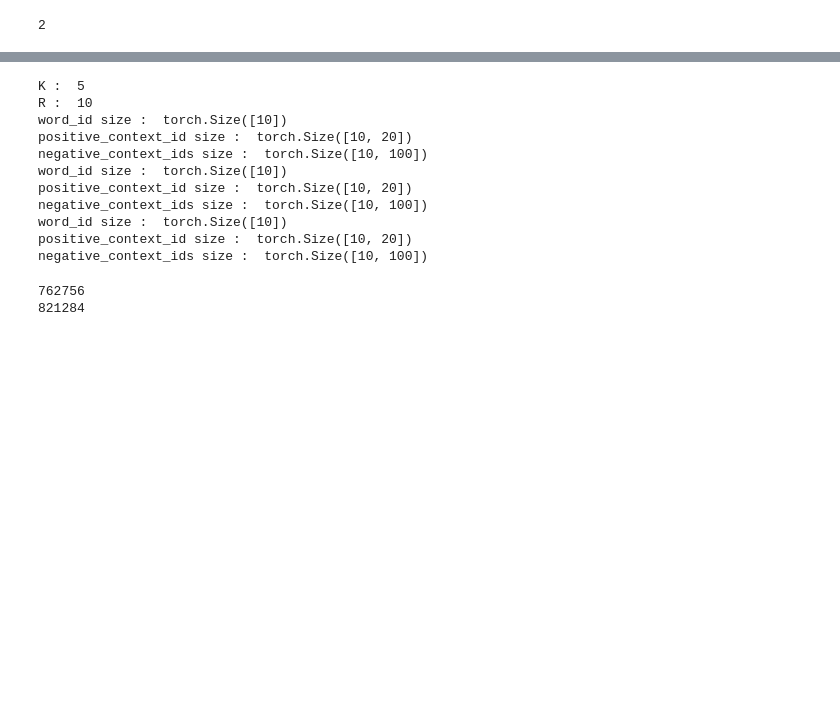
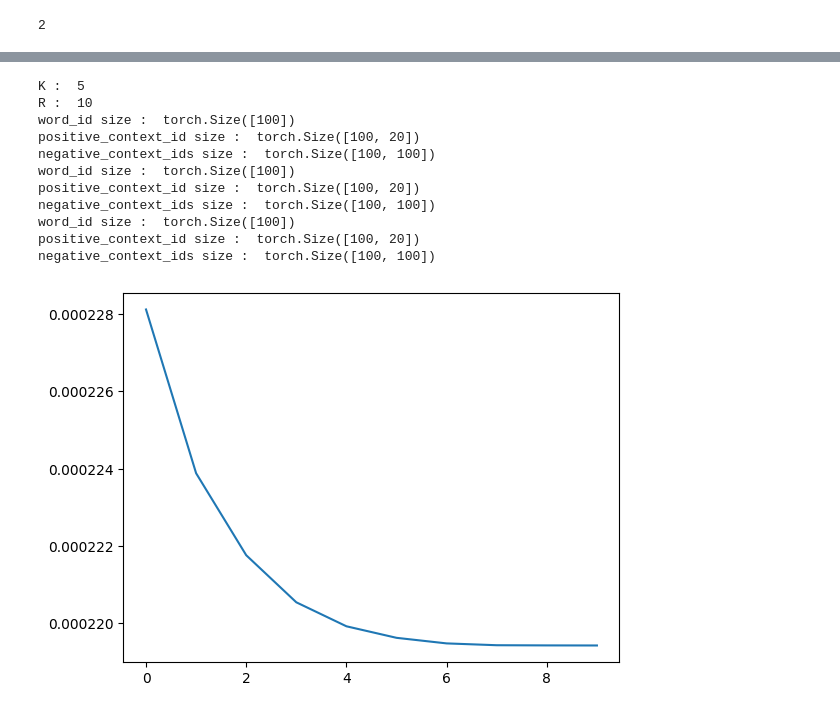
Before and after one commit to abhg86/LLM, a Jupyter notebook: TP2/2_hw_word2vec.ipynb, the cells around one changed output, grey strips where cells are left out. Saved outputs shown, nothing was run; the diff lists cells and outputs as text; code cells hidden in the pictures; blank space fills up the shorter version.

```diff
--- a/TP2/2_hw_word2vec.ipynb
+++ b/TP2/2_hw_word2vec.ipynb
@@ -147,56 +163,35 @@ print(train_set[2])
 # %%
 ## QUESTION 6
-def collate_fn(batch : list[tuple[int, list[int]]], K : int, flat_dataset : tuple[list[int], list[list[int]]]):
-  return dict(word_id = torch.tensor([id for id, _ in batch]),
-              positive_context_ids= torch.tensor([cont for _, cont in batch]),
-              negative_context_ids= torch.tensor([[flat_dataset[0][np.random.randint(len(flat_dataset))] for _ in range(len(batch[0][1])*K)]
-                                                  for _ in range(len(batch))]))
+def collate_fn(batch: list[tuple[int, list[int]]], *, K: int, R: int):
+  return dict(
+    word_id= torch.tensor([id for id, _ in batch]),
+    positive_context_ids= torch.tensor([cont for _, cont in batch]),
+    negative_context_ids= torch.randint(0, tokenizer.total_vocab_size, (len(batch), 2 * K * R)),
+  )
 
 ## QUESTION 7
-BATCH_SIZE = 10
+BATCH_SIZE = 100
 K = 5
-train_loader = DataLoader(train_set, batch_size=BATCH_SIZE, collate_fn=lambda batch: collate_fn(batch, K, flat_train))
-valid_loader = DataLoader(valid_set, batch_size=BATCH_SIZE, collate_fn=lambda batch: collate_fn(batch, K, flat_valid))
+train_loader = DataLoader(train_set, batch_size=BATCH_SIZE, collate_fn=functools.partial(collate_fn, K=K, R=R))
+valid_loader = DataLoader(valid_set, batch_size=BATCH_SIZE, collate_fn=functools.partial(collate_fn, K=K, R=R))
 
 ## QUESTION 8
 print("K : ", K)
 print("R : ", R)
-i = 0
-for dic in train_loader:
+
+for dic in itertools.islice(train_loader, 0, 3):
   print("word_id size : ", dic["word_id"].size())
   print("positive_context_id size : ", dic["positive_context_ids"].size())
   print("negative_context_ids size : ", dic["negative_context_ids"].size())
-  i += 1
-  if i == 3:
-    break
 # %% [output]
 K :  5
 R :  10
-word_id size :  torch.Size([10])
-positive_context_id size :  torch.Size([10, 20])
-negative_context_ids size :  torch.Size([10, 100])
-word_id size :  torch.Size([10])
-positive_context_id size :  torch.Size([10, 20])
-negative_context_ids size :  torch.Size([10, 100])
-word_id size :  torch.Size([10])
-positive_context_id size :  torch.Size([10, 20])
-negative_context_ids size :  torch.Size([10, 100])
+word_id size :  torch.Size([100])
+positive_context_id size :  torch.Size([100, 20])
+negative_context_ids size :  torch.Size([100, 100])
+word_id size :  torch.Size([100])
+positive_context_id size :  torch.Size([100, 20])
+negative_context_ids size :  torch.Size([100, 100])
+word_id size :  torch.Size([100])
+positive_context_id size :  torch.Size([100, 20])
+negative_context_ids size :  torch.Size([100, 100])
-# %%
-## QUESTION 9
-class Word2Vec(nn.Module):
-  def __init__(self, vocab_size, embedding_dim):
-    super(Word2Vec, self).__init__()
-    self.word_embedding = nn.Embedding(vocab_size, embedding_dim)
-    self.context_embedding = nn.Embedding(vocab_size, embedding_dim)
-    self.vocab_size = vocab_size
-    self.embedding_dim = embedding_dim
-
-  def forward(self, word_id, positive_context_ids, negative_context_ids):
-    word_embedding = self.word_embedding(word_id)
-    context_embedding = self.context_embedding(positive_context_ids)
-    score = torch.mathmul(word_embedding, context_embedding.T)
-    score = torch.sigmoid(score)
-    return score
-# %% [output]
-762756
-821284
@@ -202,0 +253,8 @@ class Word2Vec(nn.Module):
+# %%
+from matplotlib import pyplot as plt
+
+fig, ax = plt.subplots()
+
+ax.plot(losses);
+# %% [output]
+[figure, added]
```
Also changed, not shown: parts of 6 cells of this notebook.
